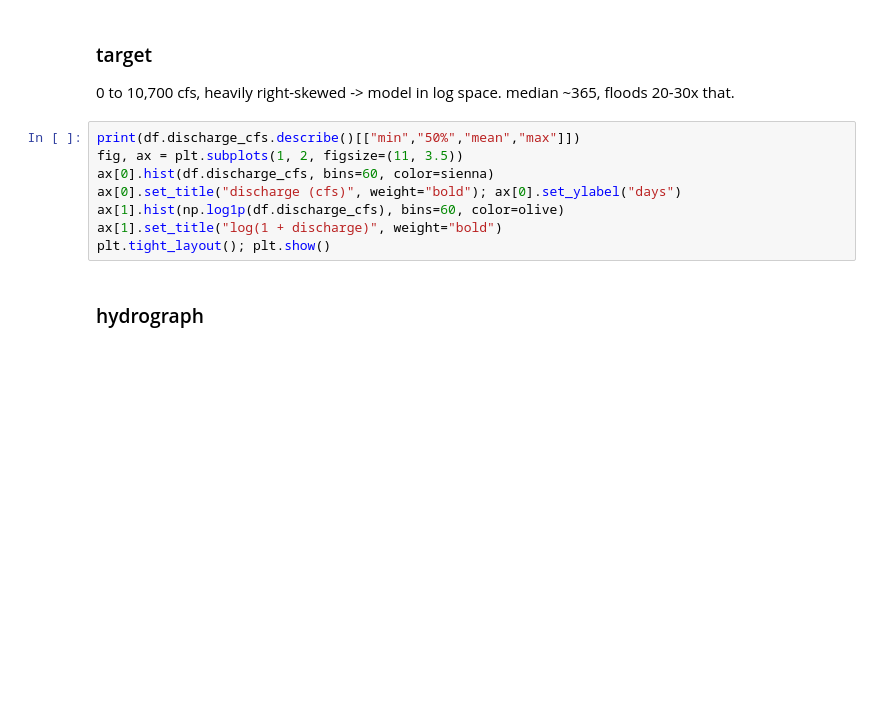
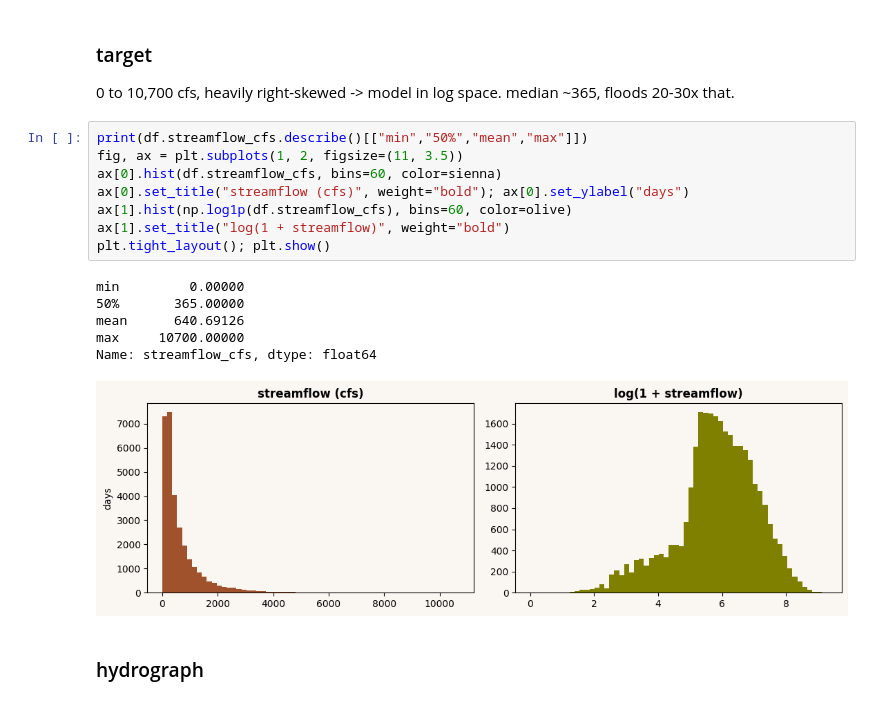
Before and after one commit to babnigg/streamflow-mlops, a Jupyter notebook: notebooks/01_eda.ipynb, the cells around one changed output. Saved outputs shown, nothing was run; the diff lists cells and outputs as text; blank space fills up the shorter version.

```diff
--- a/notebooks/01_eda.ipynb
+++ b/notebooks/01_eda.ipynb
@@ -25,13 +40,20 @@ df.head(3)
 ### target
 0 to 10,700 cfs, heavily right-skewed -> model in log space. median ~365, floods 20-30x that.
 # %%
-print(df.discharge_cfs.describe()[["min","50%","mean","max"]])
+print(df.streamflow_cfs.describe()[["min","50%","mean","max"]])
 fig, ax = plt.subplots(1, 2, figsize=(11, 3.5))
-ax[0].hist(df.discharge_cfs, bins=60, color=sienna)
-ax[0].set_title("discharge (cfs)", weight="bold"); ax[0].set_ylabel("days")
-ax[1].hist(np.log1p(df.discharge_cfs), bins=60, color=olive)
-ax[1].set_title("log(1 + discharge)", weight="bold")
+ax[0].hist(df.streamflow_cfs, bins=60, color=sienna)
+ax[0].set_title("streamflow (cfs)", weight="bold"); ax[0].set_ylabel("days")
+ax[1].hist(np.log1p(df.streamflow_cfs), bins=60, color=olive)
+ax[1].set_title("log(1 + streamflow)", weight="bold")
 plt.tight_layout(); plt.show()
+# %% [output]
+min         0.00000
+50%       365.00000
+mean      640.69126
+max     10700.00000
+Name: streamflow_cfs, dtype: float64
+[figure, added]
 # %% [markdown]
 ### hydrograph
 # %%
```
Also changed, not shown: parts of 10 cells of this notebook, 8 other files.
